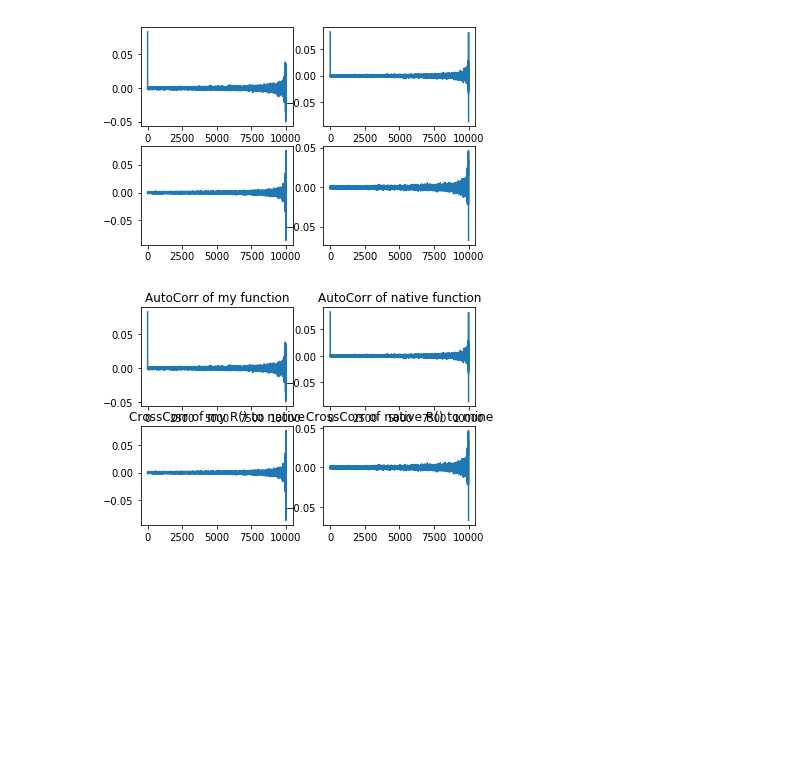
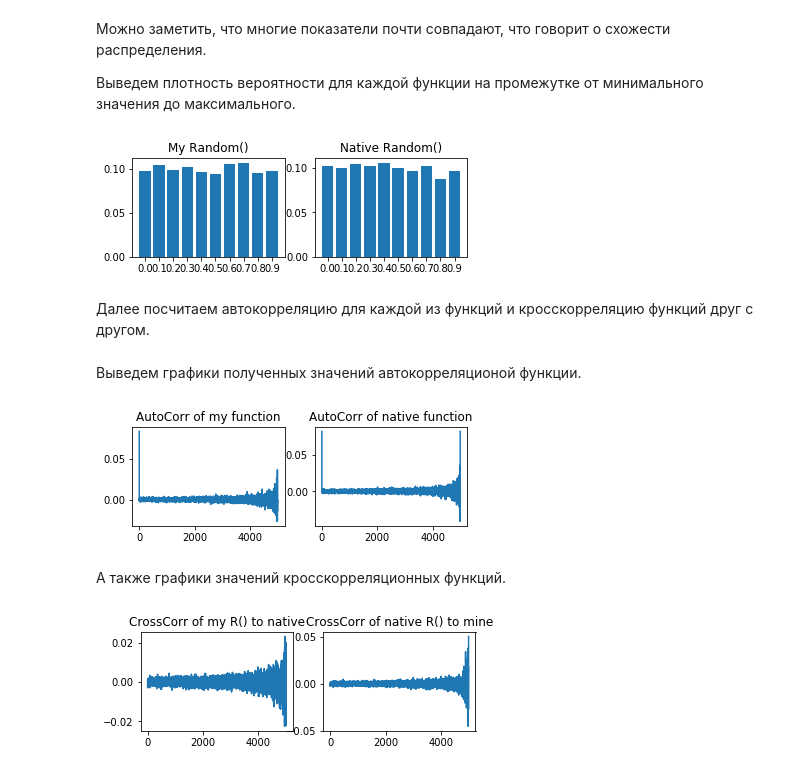
Before and after one commit to maybe-hello-world/ExpData, a Jupyter notebook: random_stationarity.ipynb, the cells around one changed output. Drawn from its saved outputs; the diff is of its cells as text; code cells hidden in the pictures; blank space fills up the shorter version.

Commit message:
PRNG analysis finished

```diff
--- a/random_stationarity.ipynb
+++ b/random_stationarity.ipynb
@@ -4,0 +5,16 @@
+# %%
+import sys
+sys.path.append(r'C:\Users\Kell\PycharmProjects\ExpData')
+
+import random
+from pylab import frange
+
+import grapher
+import analysis as a
+import prng
+
+%matplotlib inline
+
+p = prng.PRNG()
+
+grapher.init()
@@ -38,9 +51,5 @@ print("Skewness:\t\t{0}\t\t{1}".format(round(a.skewness(fake_random), 7),
                                        round(a.skewness(real_random), 7)))
 print("Kurtosis:\t\t{0}\t\t{1}".format(round(a.kurtosis(fake_random), 7),
                                        round(a.kurtosis(real_random), 7)))
-print()
-
-grapher.set_subplot(subplot_number=1, x_arr=range(0, 10), y_arr=a.density(fake_random, 10), bar=True)
-grapher.set_subplot(subplot_number=2, x_arr=range(0, 10), y_arr=a.density(real_random, 10), bar=True)
 # %% [output]
 Functions:              My realization  Native Realization
@@ -55,20 +63,41 @@ Kurtosis:               1.8002865               1.7933826
+# %% [markdown]
+Можно заметить, что многие показатели почти совпадают, что говорит о схожести распределения.
+
+Выведем плотность вероятности для каждой функции на промежутке от минимального значения до максимального.
+# %%
+bar_count = 10
+grapher.set_subplot(subplot_number=1, x_arr=range(0, bar_count),
+                    xticks=[range(0, bar_count),
+                            [str(i) for i in frange(left, right, (right - left) / bar_count)]],
+                    y_arr=a.density(fake_random, bar_count), bar=True, title='My Random()')
+grapher.set_subplot(subplot_number=2, x_arr=range(0, bar_count),
+                    xticks=[range(0, bar_count),
+                            [str(i) for i in frange(0, 1, 0.1)]],
+                    y_arr=a.density(real_random, bar_count), bar=True, title='Native Random()')
+# %% [output]
+[figure, added]
+# %% [markdown]
+Далее посчитаем автокорреляцию для каждой из функций и кросскорреляцию функций друг с другом.
 # %%
 ac_fake = [a.autocorrelation(fake_random, i) for i in range(0, len(fake_random) - 1)]
-ac_real = [a.autocorrelation(real_random, i) for i in range(0, len(fake_random) - 1)]
+ac_real = [a.autocorrelation(real_random, i) for i in range(0, len(real_random) - 1)]
 cca = [a.crosscorrelation(fake_random, real_random, i) for i in range(0, len(fake_random) - 1)]
-ccb = [a.crosscorrelation(real_random, fake_random, i) for i in range(0, len(fake_random) - 1)]
+ccb = [a.crosscorrelation(real_random, fake_random, i) for i in range(0, len(real_random) - 1)]
-# %% [output]
-[figure, removed]
+# %% [markdown]
+Выведем графики полученных значений автокорреляционой функции.
+# %%
+grapher.set_subplot(subplot_number=1, x_arr=range(0, len(fake_random) - 1), y_arr=ac_fake,
+                    title='AutoCorr of my function')
+grapher.set_subplot(subplot_number=2, x_arr=range(0, len(real_random) - 1), y_arr=ac_real,
+                    title='AutoCorr of native function')
+# %% [output]
+[figure, added]
+# %% [markdown]
+А также графики значений кросскорреляционных функций.
 # %%
-from importlib import reload
-reload(grapher)
-grapher.set_subplot(subplot_number=1, x_arr=range(0, len(fake_random) - 1), y_arr=ac_fake,
-                    title='AutoCorr of my function')
-grapher.set_subplot(subplot_number=2, x_arr=range(0, len(real_random) - 1), y_arr=ac_real,
-                    title='AutoCorr of native function')
-grapher.set_subplot(subplot_number=3, x_arr=range(0, len(fake_random) - 1), y_arr=cca,
+grapher.set_subplot(subplot_number=1, x_arr=range(0, len(fake_random) - 1), y_arr=cca,
                     title='CrossCorr of my R() to native')
-grapher.set_subplot(subplot_number=4, x_arr=range(0, len(real_random) - 1), y_arr=ccb,
+grapher.set_subplot(subplot_number=2, x_arr=range(0, len(real_random) - 1), y_arr=ccb,
                     title='CrossCorr of native R() to mine')
 # %% [output]
-[figure, old version]
+[figure, new version]
```
Also changed, not shown: parts of 12 cells of this notebook.
